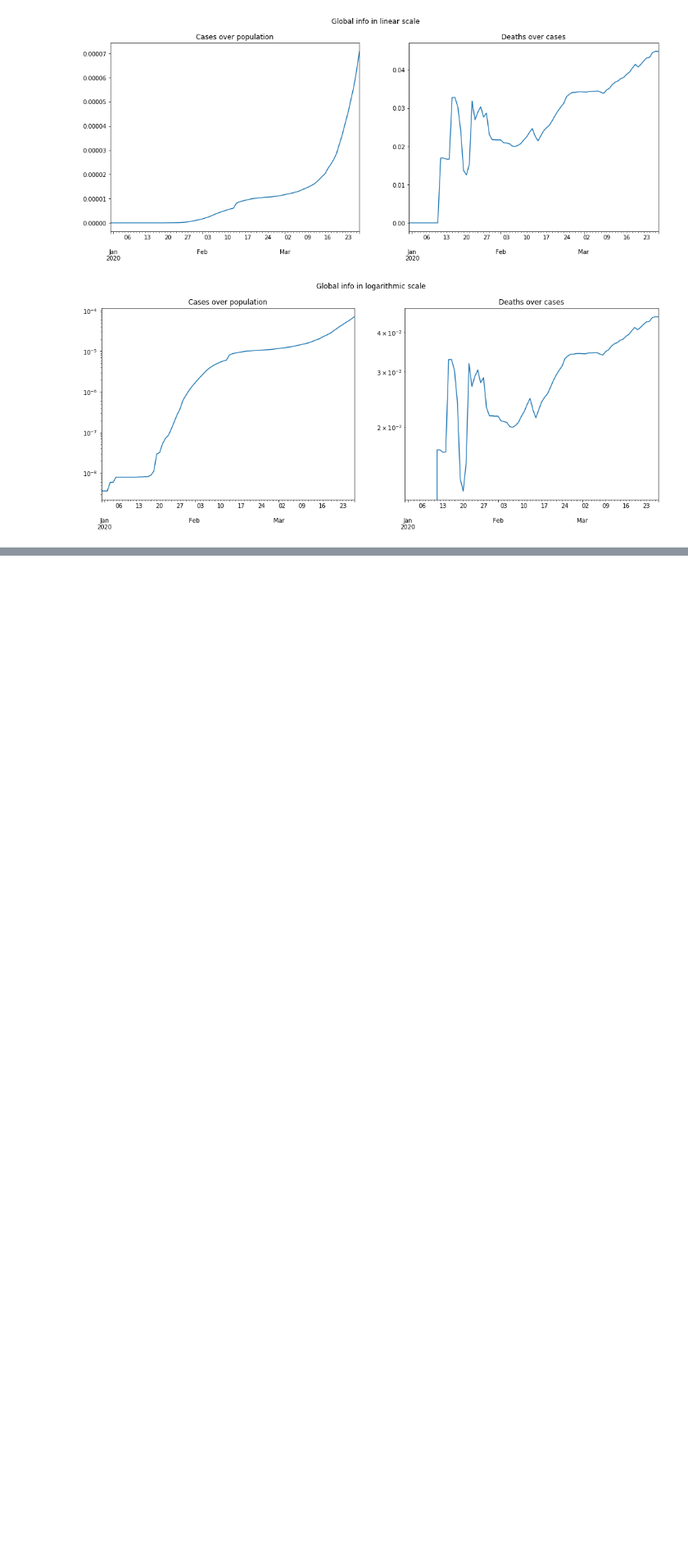
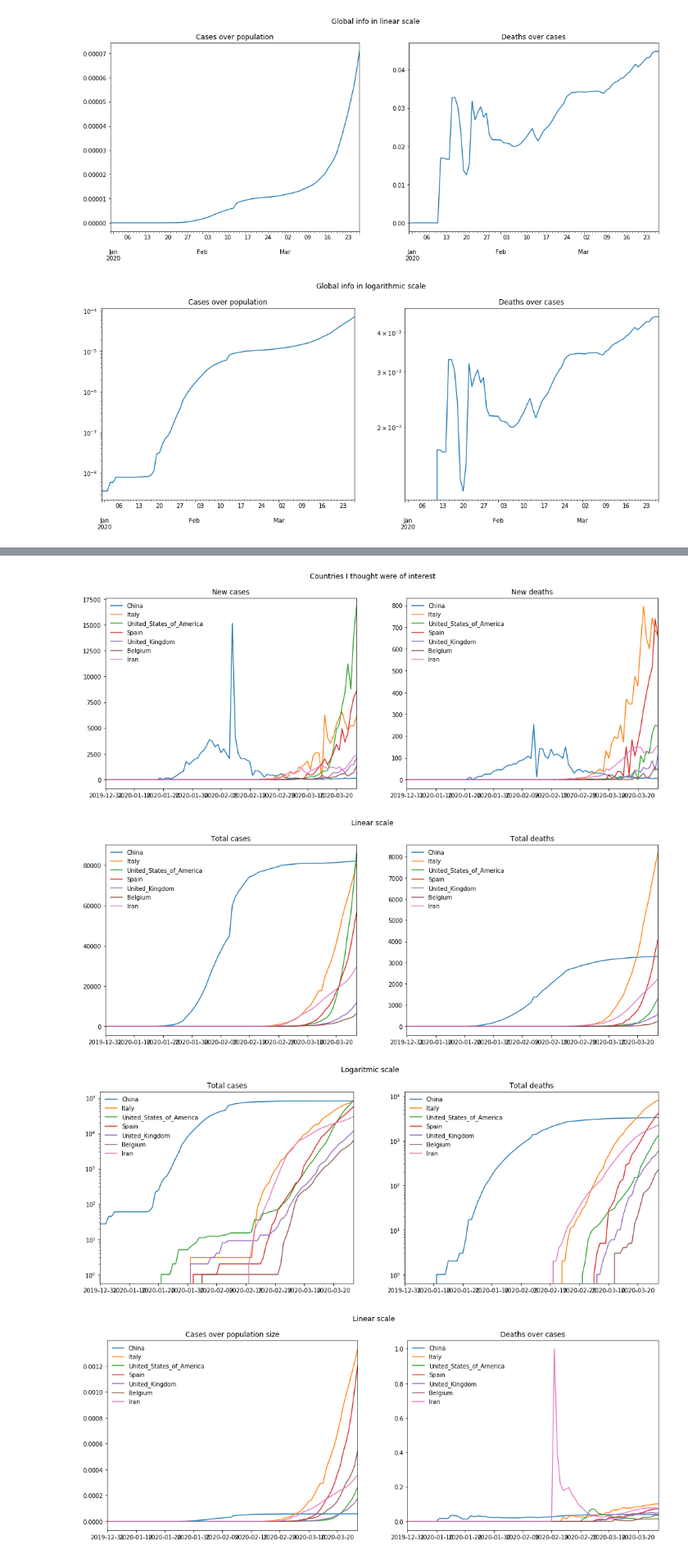
Before and after one commit to simon-verheyen/Portfolio, a Jupyter notebook: COVID-data/Visualization-Attempts.ipynb, the cells around one changed output, grey strips where cells are left out. Shown at 82% size. Cells and saved outputs as stored; diff of their text form; code cells hidden in the pictures; blank space fills up the shorter version.

```diff
--- a/COVID-data/Visualization-Attempts.ipynb
+++ b/COVID-data/Visualization-Attempts.ipynb
@@ -68,0 +46,9 @@ mt.plot_side_by_side(global_cases_relative, global_deaths_relative, leg=False, s
+# %%
+countries_of_interest = ['China', 'Italy', 'United_States_of_America', 'Spain', 'United_Kingdom', 'Belgium', 'Iran']
+
+mt.show_everything(countries_of_interest, 0, 'Countries I thought were of interest')
+# %% [output]
+[figure, added]
+[figure, added]
+[figure, added]
+[figure, added]
```
Also changed, not shown: parts of 4 cells of this notebook, 1 other file.
